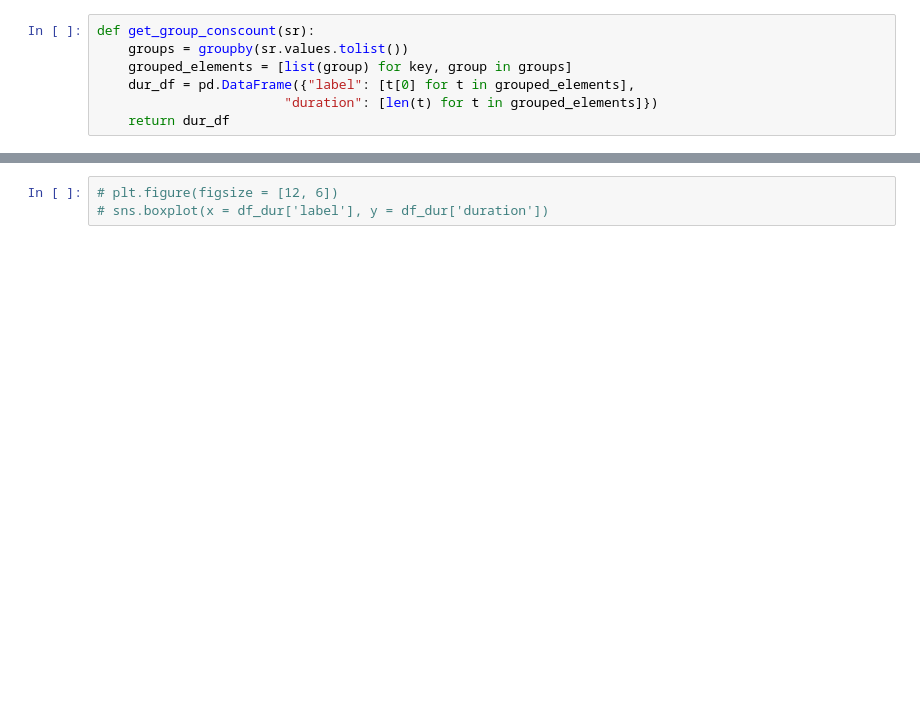
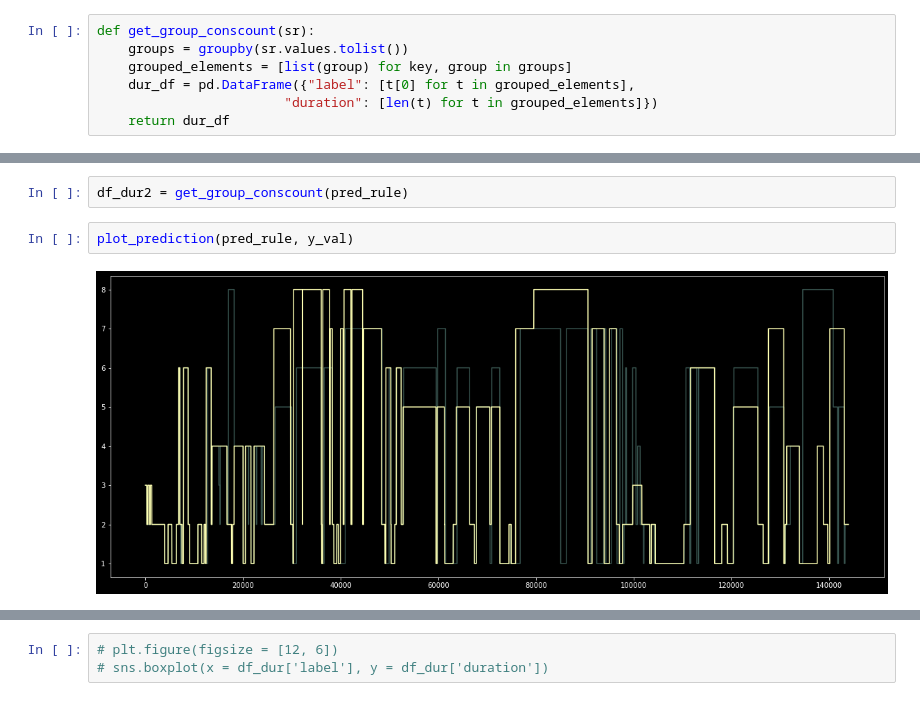
Before and after one commit to Ryanna-github/SHL2021, a Jupyter notebook: 2021-05-31_post_process.ipynb, the cells around one changed output, grey strips where cells are left out. Saved outputs shown, nothing was run; the diff lists cells and outputs as text; blank space fills up the shorter version.

```diff
--- a/2021-05-31_post_process.ipynb
+++ b/2021-05-31_post_process.ipynb
@@ -191,0 +245,6 @@ df_res = pd.merge(df_res.set_index('cons_state_index'), df_dur, left_index = Tru
+# %%
+df_dur2 = get_group_conscount(pred_rule)
+# %%
+plot_prediction(pred_rule, y_val)
+# %% [output]
+[figure, added]
```
Also changed, not shown: parts of 18 cells of this notebook, 2 other files.
